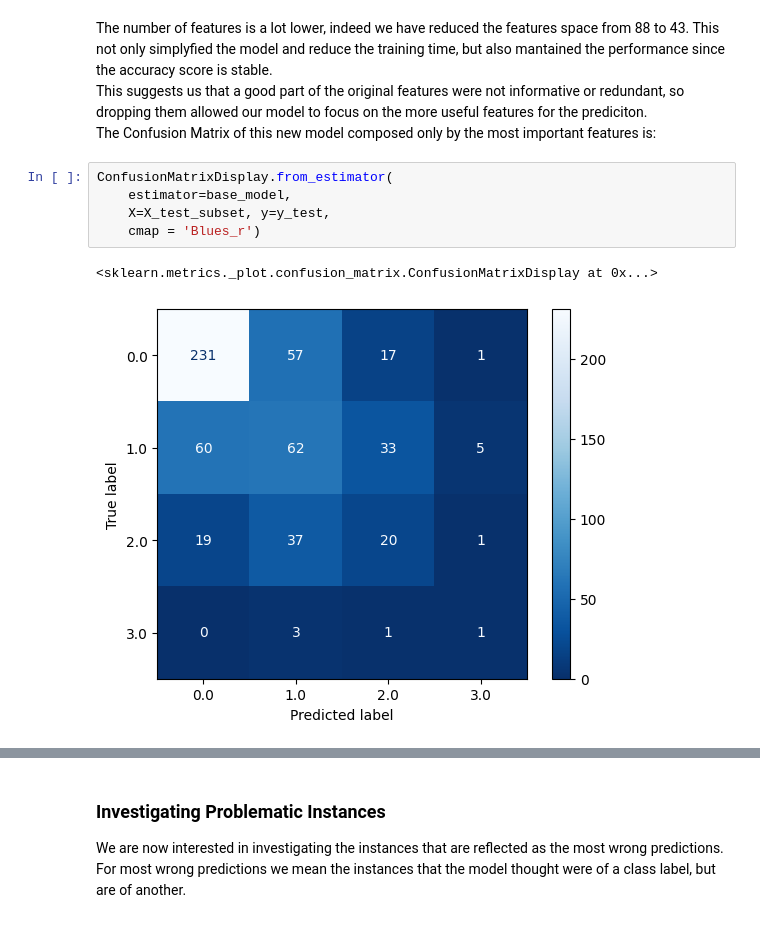
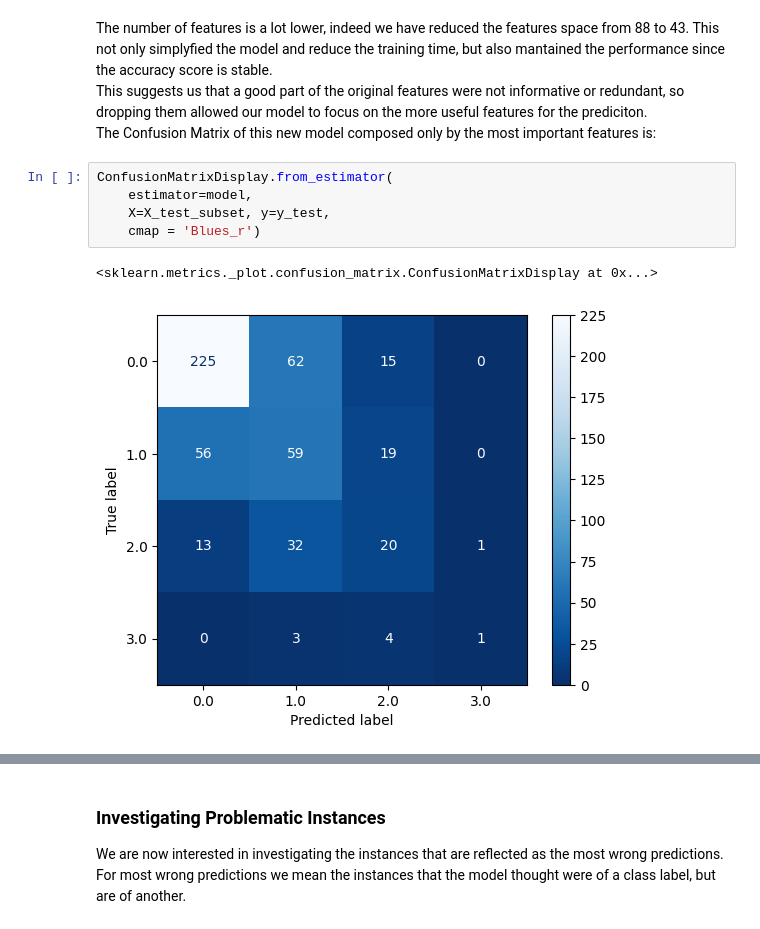
Before and after one commit to Pizz0x/Child-Mind, a Jupyter notebook: 2_RandomForest.ipynb, the cells around one changed output, grey strips where cells are left out. Drawn from its saved outputs; the diff is of its cells as text.

```diff
--- a/2_RandomForest.ipynb
+++ b/2_RandomForest.ipynb
@@ -236,10 +236,10 @@ This suggests us that a good part of the original features were not informative
 The Confusion Matrix of this new model composed only by the most important features is:
 # %%
 ConfusionMatrixDisplay.from_estimator(
-    estimator=base_model,
+    estimator=model,
     X=X_test_subset, y=y_test,
     cmap = 'Blues_r')
 # %% [output]
 <sklearn.metrics._plot.confusion_matrix.ConfusionMatrixDisplay at 0x...>
-[figure, old version]
+[figure, new version]
 # %% [markdown]
```
Also changed, not shown: parts of 4 cells of this notebook.
